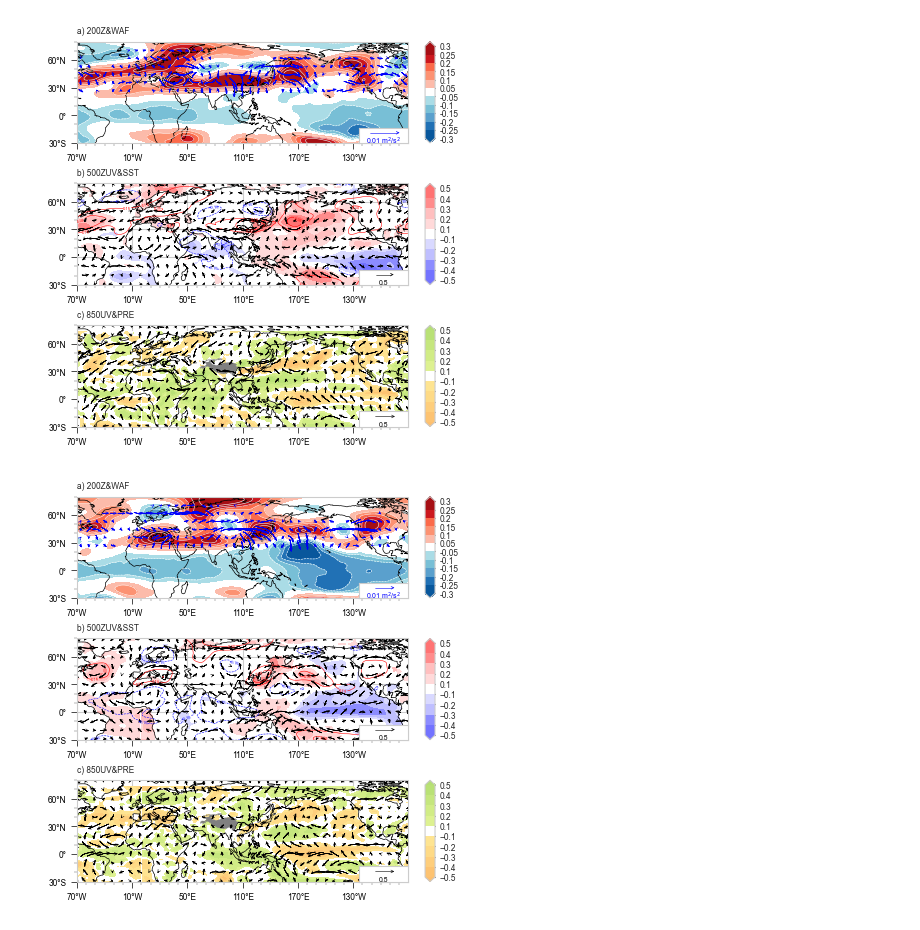
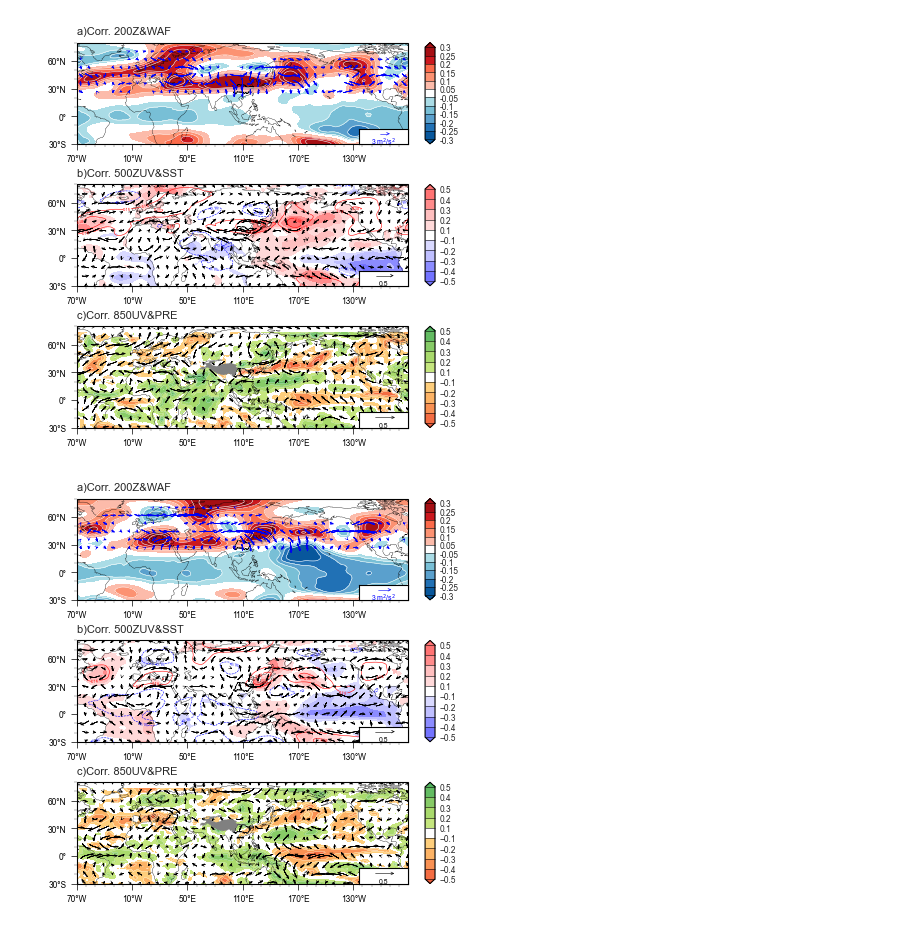
Before and after one commit to hhhopsong/work, a Jupyter notebook: Meteorological/p2/各空间型的异常要素场.ipynb, the cells around one changed output. Saved outputs shown, nothing was run; the diff lists cells and outputs as text; code cells hidden in the pictures.

```diff
--- a/Meteorological/p2/各空间型的异常要素场.ipynb
+++ b/Meteorological/p2/各空间型的异常要素场.ipynb
@@ -93,6 +93,7 @@ corr_sst = np.zeros((len(K_type['type']), len(Sst['lat']), len(Sst['lon'])))
 for i in tq.trange(len(K_type['type'])):
     time_series = K_type.sel(type=i+1)['K'].data
     time_series = time_series - np.polyval(np.polyfit(range(len(time_series)), time_series, 1), range(len(time_series)))
+    time_series = (time_series - np.mean(time_series))/np.var(time_series)
     for j in tq.trange(len(z['level'])):
         lev = z['level'][j].data
         corr_z[i, j] = corr(time_series, Z['z'].sel(level=lev).data)
@@ -129,8 +130,8 @@ for ipic in tq.trange(len(K_type['type'])):
     xticks1 = np.arange(-180, 180, 10)
     yticks1 = np.arange(-30, 81, 30)
     ax1 = fig.add_subplot(gs[0], projection=ccrs.PlateCarree(central_longitude=180-70))
-    ax1.set_title(f"a) 200Z&WAF", fontsize=6, loc='left')
-    ax1.add_feature(cfeature.COASTLINE.with_scale('110m'), linewidth=0.5)
+    ax1.set_title(f"a)Corr. 200Z&WAF", fontsize=8, loc='left')
+    ax1.add_feature(cfeature.COASTLINE.with_scale('110m'), linewidth=0.25)
     ax1.add_geometries(Reader(r'D:\PyFile\map\self\长江_TP\长江_tp.shp').geometries(), ccrs.PlateCarree(),
                       facecolor='none', edgecolor='black', linewidth=.5)
     ax1.set_extent([-180, 180, -30, 80], crs=ccrs.PlateCarree(central_longitude=0))
@@ -153,14 +154,13 @@ for ipic in tq.trange(len(K_type['type'])):
                                 ('lat', U['lat'].data),
                                 ('lon', U['lon'].data)])
     waf_x, waf_y, waf_z = TN_WAF_3D(Uc, Vc, GEOa, Tc)
-    waf_, lon = add_cyclic_point(waf_z[1], coord=waf_z['lon'])
-    waf_contf = ax1.contourf(Z['lon'], Z['lat'], corr_z[ipic, 2, :, :],
+    corr_z_, lon = add_cyclic_point(corr_z[ipic, 2, :, :], coord=Z['lon'])
+    waf_contf = ax1.contourf(lon, Z['lat'], corr_z_,
                                            levels=np.array([-.3, -.25, -.2, -.15, -.1, -.05 , .05, .1, .15, .2, .25, .3]),
                                            cmap=cmaps.temp_diff_18lev[2:-2],
                                            extend='both',
                                            transform=ccrs.PlateCarree(central_longitude=0))
-    waf_cont = ax1.contour(Z['lon'], Z['lat'], corr_z[ipic, 2, :, :], colors='white', levels=[.1, .15, .2, .25, .3], linestyle='-', linewidths=0.4, transform=ccrs.PlateCarree(central_longitude=0))
-    ax1.contour(Z['lon'], Z['lat'], corr_z[ipic, 2, :, :], colors='white', levels=[-.3, -.25, -.2, -.15, -.1], linestyle='-', linewidths=0.4, transform=ccrs.PlateCarree(central_longitude=0))
+    waf_cont = ax1.contour(lon, Z['lat'], corr_z_, colors='white', levels=[-.3, -.25, -.2, -.15, -.1, .1, .15, .2, .25, .3], linestyles='solid', linewidths=0.4, transform=ccrs.PlateCarree(central_longitude=0))
     waf_speed = np.sqrt(waf_x[1] ** 2 + waf_y[1] ** 2)
     waf_speed_50 = np.nanpercentile(waf_speed, 50)
     waf_speed_mask = np.where(waf_speed > waf_speed_50, 1, 0)
@@ -168,60 +168,81 @@ for ipic in tq.trange(len(K_type['type'])):
     waf_y_mask = waf_speed_mask * waf_y[1]
     WAF_cq = Curlyquiver(ax1, waf_x['lon'], waf_x['lat'][:180],
                                   waf_x_mask[:180, :], waf_y_mask[:180, :],
-                                  regrid=10, lon_trunc=-70, arrowsize=.5, scale=8, linewidth=0.4,
+                                  regrid=10, lon_trunc=-70, arrowsize=.5, scale=10, linewidth=0.4,
                                   color='blue', transform=ccrs.PlateCarree(central_longitude=0), )
-    WAF_cq.key(fig, U=.001, label='0.01 m$^2$/s$^2$')
+    WAF_cq.key(fig, U=3, label='3 m$^2$/s$^2$')
+    # 边框显示为黑色
+    ax1.grid(False)
+    for spine in ax1.spines.values():
+        spine.set_edgecolor('black')
     # 色标
     ax1_colorbar = inset_axes(ax1, width="3%", height="100%", loc='lower left', bbox_to_anchor=(1.05, 0., 1, 1), bbox_transform=ax1.transAxes, borderpad=0)
-    cb1 = plt.colorbar(waf_contf, cax=ax1_colorbar, orientation='vertical')
+    cb1 = plt.colorbar(waf_contf, cax=ax1_colorbar, orientation='vertical', drawedges=True)
+    cb1.outline.set_edgecolor('black')  # 将colorbar边框调为黑色
+    cb1.dividers.set_color('black') # 将colorbar内间隔线调为黑色
     cb1.locator = ticker.FixedLocator(np.array([-.3, -.25, -.2, -.15, -.1, -.05 , .05, .1, .15, .2, .25, .3]))
     cb1.set_ticklabels(['-0.3', '-0.25', '-0.2', '-0.15', '-0.1', '-0.05', '0.05', '0.1','0.15','0.2','0.25','0.3'])
-    cb1.ax.tick_params(length=7, labelsize=6, direction='in')  # length为刻度线的长度
+    cb1.ax.tick_params(length=0, labelsize=6)  # length为刻度线的长度
 
     ax2 = fig.add_subplot(gs[1], projection=ccrs.PlateCarree(central_longitude=180-70))
-    ax2.set_title(f"b) 500ZUV&SST", fontsize=6, loc='left')
-    ax2.add_feature(cfeature.COASTLINE.with_scale('110m'), linewidth=0.5)
+    ax2.set_title(f"b)Corr. 500ZUV&SST", fontsize=8, loc='left')
+    ax2.add_feature(cfeature.COASTLINE.with_scale('110m'), linewidth=0.25)
     ax2.add_geometries(Reader(r'D:\PyFile\map\self\长江_TP\长江_tp.shp').geometries(), ccrs.PlateCarree(),facecolor='none', edgecolor='black', linewidth=.5)
     ax2.set_extent([-180, 180, -30, 80], crs=ccrs.PlateCarree(central_longitude=0))
     latlon_fmt(ax2, xticks1, yticks1, MultipleLocator(60), MultipleLocator(10), MultipleLocator(30), MultipleLocator(10))
     # z
     z_high = ax2.contour(Z['lon'], Z['lat'], corr_z[ipic, 3, :, :], colors='red', levels=[.15, .3], linewidths=0.4, transform=ccrs.PlateCarree(central_longitude=0))
     z_low = ax2.contour(Z['lon'], Z['lat'], corr_z[ipic, 3, :, :], colors='blue', levels=[-.3, -.15], linewidths=0.4, transform=ccrs.PlateCarree(central_longitude=0))
     z_high.clabel(inline=1, fontsize=3)
     z_low.clabel(inline=1, fontsize=3)
+    corr_sst_, lon = add_cyclic_point(corr_sst[ipic, :, :], coord=Sst['lon'])
     # sst
-    sst = ax2.contourf(Sst['lon'], Sst['lat'], corr_sst[ipic, :, :], cmap=cmaps.GMT_polar[4:10] + cmaps.CBR_wet[0] + cmaps.GMT_polar[10:-4], levels=[-.5, -.4, -.3, -.2, -.1, .1, .2, .3, .4, .5], extend='both', transform=ccrs.PlateCarree(central_longitude=0))
+    sst = ax2.contourf(lon, Sst['lat'], corr_sst_, cmap=cmaps.GMT_polar[4:10] + cmaps.CBR_wet[0] + cmaps.GMT_polar[10:-4], levels=[-.5, -.4, -.3, -.2, -.1, .1, .2, .3, .4, .5], extend='both', transform=ccrs.PlateCarree(central_longitude=0))
     # wind
     wind = Curlyquiver(ax2, U['lon'], U['lat'], corr_u[ipic, 3, :, :], corr_v[ipic, 3, :, :],
                                   lon_trunc=-70, arrowsize=.5, scale=20, linewidth=0.4, regrid=12,
                                   transform=ccrs.PlateCarree(central_longitude=0))
     wind.key(fig, U=0.5, label='0.5')
+    # 边框显示为黑色
+    ax2.grid(False)
+    for spine in ax2.spines.values():
+        spine.set_edgecolor('black')
     # 色条
     ax2_colorbar = inset_axes(ax2, width="3%", height="100%", loc='lower left', bbox_to_anchor=(1.05, 0., 1, 1), bbox_transform=ax2.transAxes, borderpad=0)
-    cb2 = plt.colorbar(sst, cax=ax2_colorbar, orientation='vertical')
-    cb2.ax.tick_params(length=7, labelsize=6, direction='in')  # length为刻度线的长度
+    cb2 = plt.colorbar(sst, cax=ax2_colorbar, orientation='vertical', drawedges=True)
+    cb2.outline.set_edgecolor('black')  # 将colorbar边框调为黑色
+    cb2.dividers.set_color('black') # 将colorbar内间隔线调为黑色
+    cb2.ax.tick_params(length=0, labelsize=6)  # length为刻度线的长度
 
     ax3 = fig.add_subplot(gs[2], projection=ccrs.PlateCarree(central_longitude=180-70))
-    ax3.set_title(f"c) 850UV&PRE", fontsize=6, loc='left')
-    ax3.add_feature(cfeature.COASTLINE.with_scale('110m'), linewidth=0.5)
+    ax3.set_title(f"c)Corr. 850UV&PRE", fontsize=8, loc='left')
+    ax3.add_feature(cfeature.COASTLINE.with_scale('110m'), linewidth=0.25)
     ax3.add_geometries(Reader(r'D:\PyFile\map\self\长江_TP\长江_tp.shp').geometries(), ccrs.PlateCarree(),facecolor='none', edgecolor='black', linewidth=.5)
     ax3.add_geometries(Reader(r'D:\PyFile\map\地图边界数据\青藏高原边界数据总集\TPBoundary_2500m\TPBoundary_2500m.shp').geometries(),
-                                   ccrs.PlateCarree(), facecolor='gray', edgecolor='gray', linewidth=.1, hatch='.', zorder=2)
+                                   ccrs.PlateCarree(), facecolor='gray', edgecolor='gray', linewidth=.1, hatch='.', zorder=10)
     ax3.set_extent([-180, 180, -30, 80], crs=ccrs.PlateCarree(central_longitude=0))
     latlon_fmt(ax3, xticks1, yticks1, MultipleLocator(60), MultipleLocator(10), MultipleLocator(30), MultipleLocator(10))
+    corr_pre_, lon = add_cyclic_point(corr_pre[ipic, :, :], coord=Pre['lon'])
     # pre
-    pre = ax3.contourf(Pre['lon'], Pre['lat'], corr_pre[ipic, :, :], cmap=cmaps.MPL_RdYlGn[32+10:56] + cmaps.CBR_wet[0] + cmaps.MPL_RdYlGn[72:96-10], levels=[-.5, -.4, -.3, -.2, -.1, .1, .2, .3, .4, .5], extend='both', transform=ccrs.PlateCarree(central_longitude=0))
+    pre = ax3.contourf(lon, Pre['lat'], corr_pre_, cmap=cmaps.MPL_RdYlGn[22+0:56] + cmaps.CBR_wet[0] + cmaps.MPL_RdYlGn[72:106-0], levels=[-.5, -.4, -.3, -.2, -.1, .1, .2, .3, .4, .5], extend='both', transform=ccrs.PlateCarree(central_longitude=0))
+    pre_edge = ax3.contour(lon, Pre['lat'], corr_pre_, colors='white', levels=[-.5, -.4, -.3, -.2, .2, .3, .4, .5], linestyles='solid',linewidths=0.2, transform=ccrs.PlateCarree(central_longitude=0))
     # wind
     wind = Curlyquiver(ax3, U['lon'], U['lat'], corr_u[ipic, 4, :, :], corr_v[ipic, 4, :, :],
                                   lon_trunc=-70, arrowsize=.5, scale=20, linewidth=0.4, regrid=12,
                                   transform=ccrs.PlateCarree(central_longitude=0))
     wind.key(fig, U=0.5, label='0.5')
+    # 边框显示为黑色
+    ax3.grid(False)
+    for spine in ax3.spines.values():
+        spine.set_edgecolor('black')
     # 色条
     ax3_colorbar = inset_axes(ax3, width="3%", height="100%", loc='lower left', bbox_to_anchor=(1.05, 0., 1, 1), bbox_transform=ax3.transAxes, borderpad=0)
-    cb3 = plt.colorbar(pre, cax=ax3_colorbar, orientation='vertical')
-    cb3.ax.tick_params(length=7, labelsize=6, direction='in')  # length为刻度线的长度
+    cb3 = plt.colorbar(pre, cax=ax3_colorbar, orientation='vertical', drawedges=True)
+    cb3.outline.set_edgecolor('black')  # 将colorbar边框调为黑色
+    cb3.dividers.set_color('black') # 将colorbar内间隔线调为黑色
+    cb3.ax.tick_params(length=0, labelsize=6)  # length为刻度线的长度
     plt.savefig(f'D:/PyFile/p2/pic/各空间型异常环流场{ipic}.png', dpi=600, bbox_inches='tight')
     plt.show()
 # %% [output]
-[figure, old version]
+[figure, new version]
-[figure, old version]
+[figure, new version]
```
Also changed, not shown: parts of 3 cells of this notebook, 1 other file.
